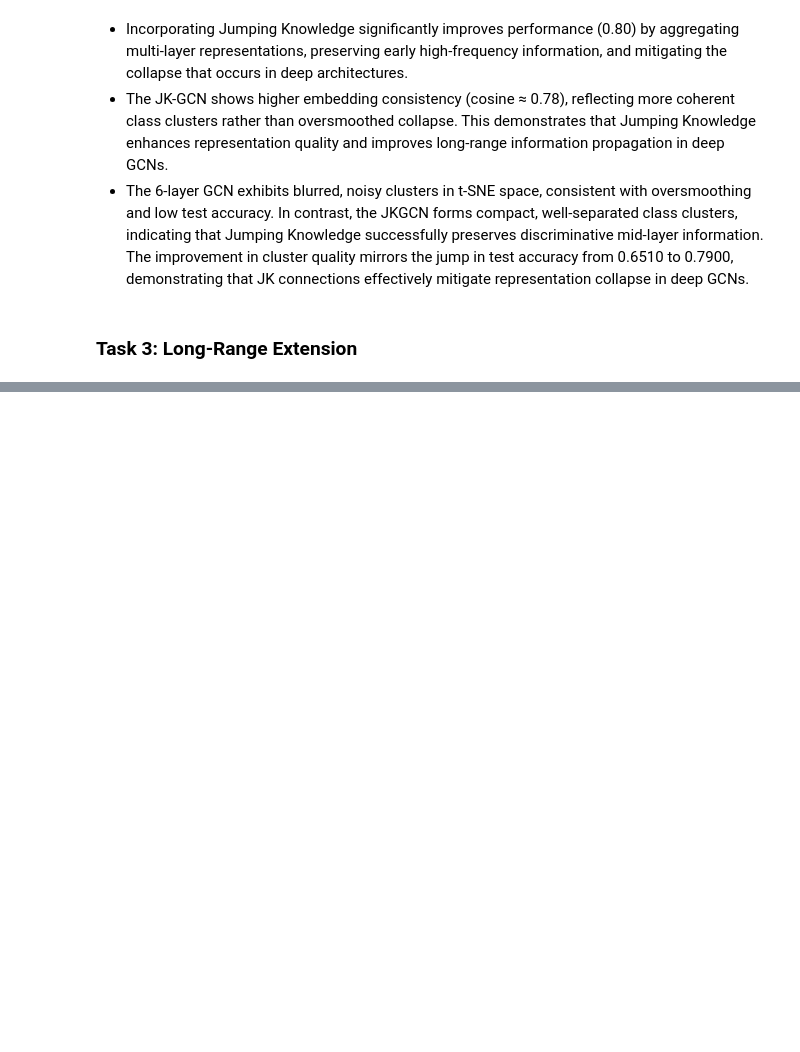
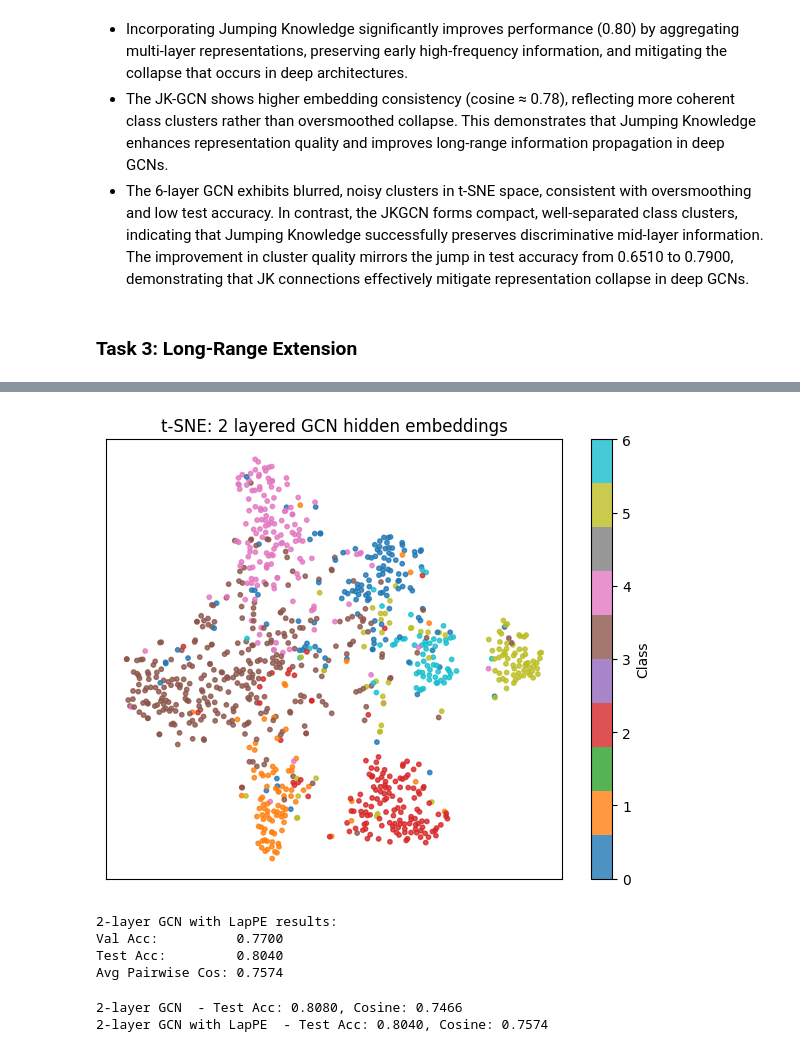
Before and after one commit to jeet1912/long_range_dependencies, a Jupyter notebook: partII.ipynb, the cells around one changed output, grey strips where cells are left out. Drawn from its saved outputs; the diff is of its cells as text; code cells hidden in the pictures; blank space fills up the shorter version.

```diff
--- a/partII.ipynb
+++ b/partII.ipynb
@@ -393,0 +499,27 @@ print(f"6-layer JKGCN  - Test Acc: {results_jk['test_acc']:.4f}, Cosine: {result
+# %%
+data = dataset[0].to(device)
+pos_enc_dim = 16
+pos_enc = compute_lap_pe(data.edge_index, data.num_nodes, pos_enc_dim, device=device)
+# %%
+gcn_pe = GCN(
+    in_dim=data.num_features + pos_enc_dim,
+    hid_dim=64,
+    out_dim=dataset.num_classes,
+    num_layers=2,
+)
+
+results_pe = train_model(
+    gcn_pe,
+    data,
+    device,
+    epochs=100,
+    pos_enc_mode="concat",
+    pos_enc=pos_enc,
+    requiresTSNE=True,
+)
+
+print("\n2-layer GCN with LapPE results:")
+print(f"Val Acc:          {results_pe['val_acc']:.4f}")
+print(f"Test Acc:         {results_pe['test_acc']:.4f}")
+print(f"Avg Pairwise Cos: {results_pe['cosine_similarity']:.4f}")
+# %% [output]
@@ -393,0 +539,11 @@ print(f"6-layer JKGCN  - Test Acc: {results_jk['test_acc']:.4f}, Cosine: {result
+[figure, added]
+2-layer GCN with LapPE results:
+Val Acc:          0.7700
+Test Acc:         0.8040
+Avg Pairwise Cos: 0.7574
+# %%
+print(f"2-layer GCN  - Test Acc: {results_2['test_acc']:.4f}, Cosine: {results_2['cosine_similarity']:.4f}")
+print(f"2-layer GCN with LapPE  - Test Acc: {results_pe['test_acc']:.4f}, Cosine: {results_pe['cosine_similarity']:.4f}")
+# %% [output]
+2-layer GCN  - Test Acc: 0.8080, Cosine: 0.7466
+2-layer GCN with LapPE  - Test Acc: 0.8040, Cosine: 0.7574
```
Also changed, not shown: parts of 12 cells of this notebook, 1 other file.
